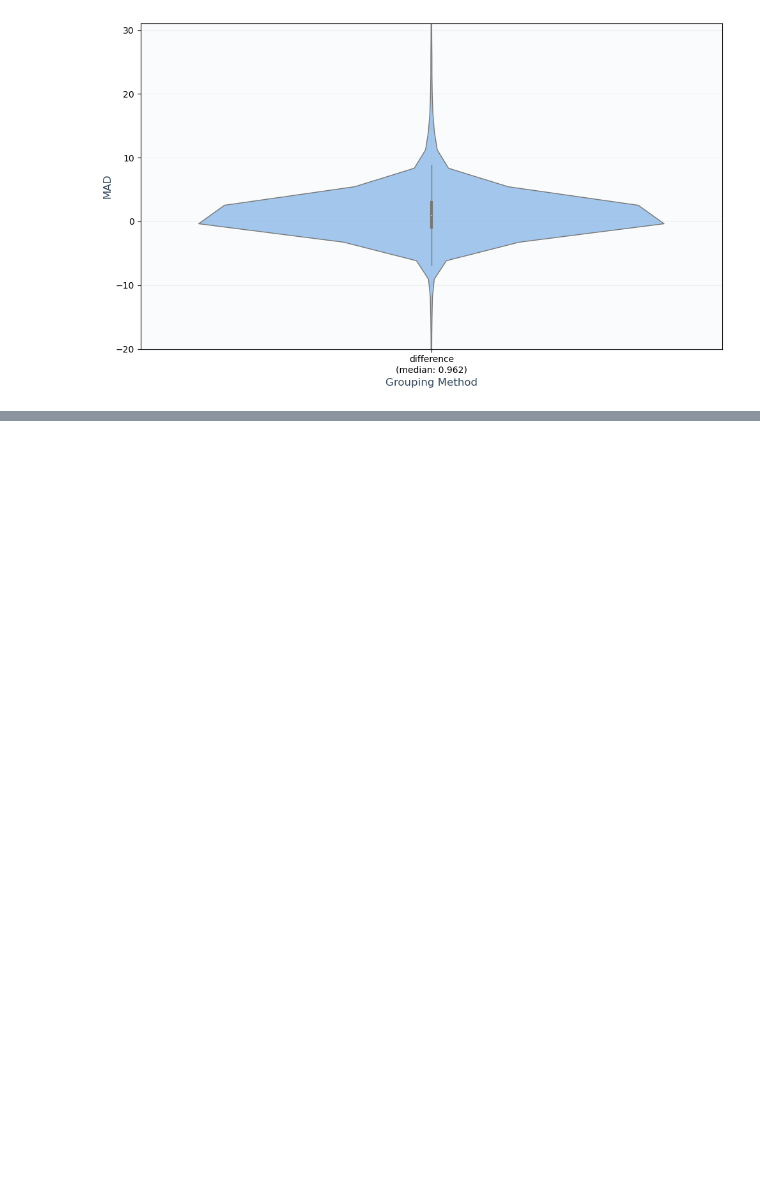
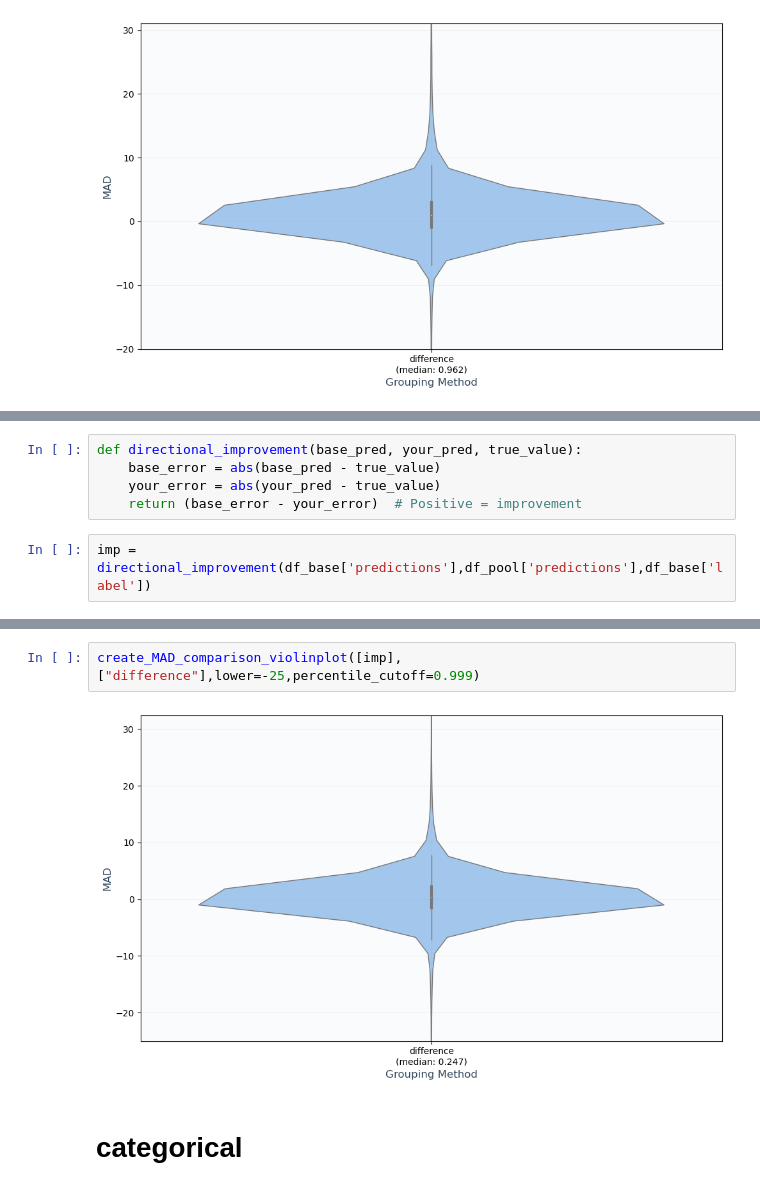
Before and after one commit to WannesLamberts/MTL-peptide-property-prediction-pool, a Jupyter notebook: notebooks/model_interpretation_test.ipynb, the cells around one changed output, grey strips where cells are left out. Cells and saved outputs as stored; diff of their text form; blank space fills up the shorter version.

```diff
--- a/notebooks/model_interpretation_test.ipynb
+++ b/notebooks/model_interpretation_test.ipynb
@@ -111,0 +136,7 @@ plt.show()
+# %%
+def directional_improvement(base_pred, your_pred, true_value):
+    base_error = abs(base_pred - true_value)
+    your_error = abs(your_pred - true_value)
+    return (base_error - your_error)  # Positive = improvement
+# %%
+imp = directional_improvement(df_base['predictions'],df_pool['predictions'],df_base['label'])
@@ -111,0 +158,6 @@ plt.show()
+# %%
+create_MAD_comparison_violinplot([imp],["difference"],lower=-25,percentile_cutoff=0.999)
+# %% [output]
+[figure, added]
+# %% [markdown]
+# categorical
```
Also changed, not shown: parts of 16 cells of this notebook, 2 other files.
